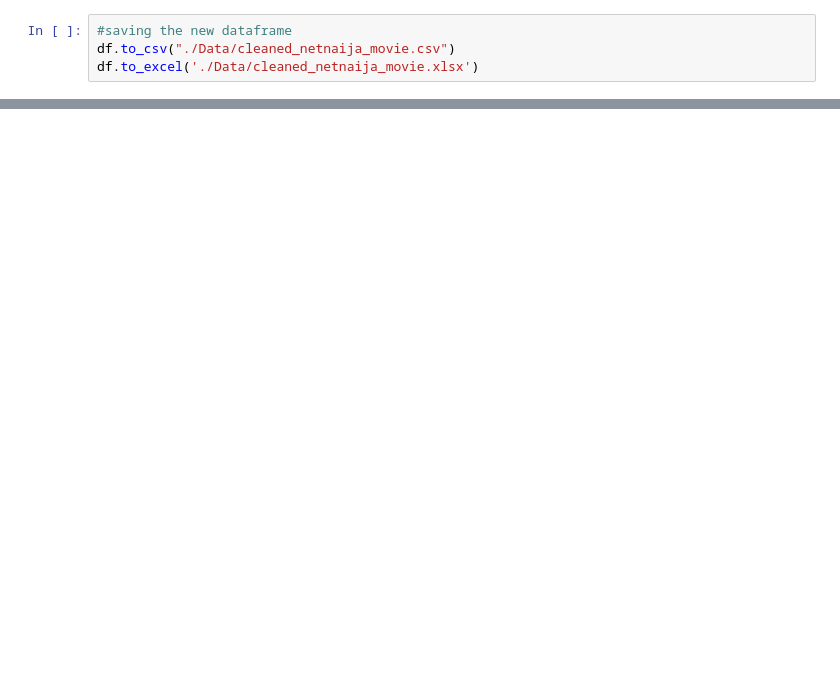
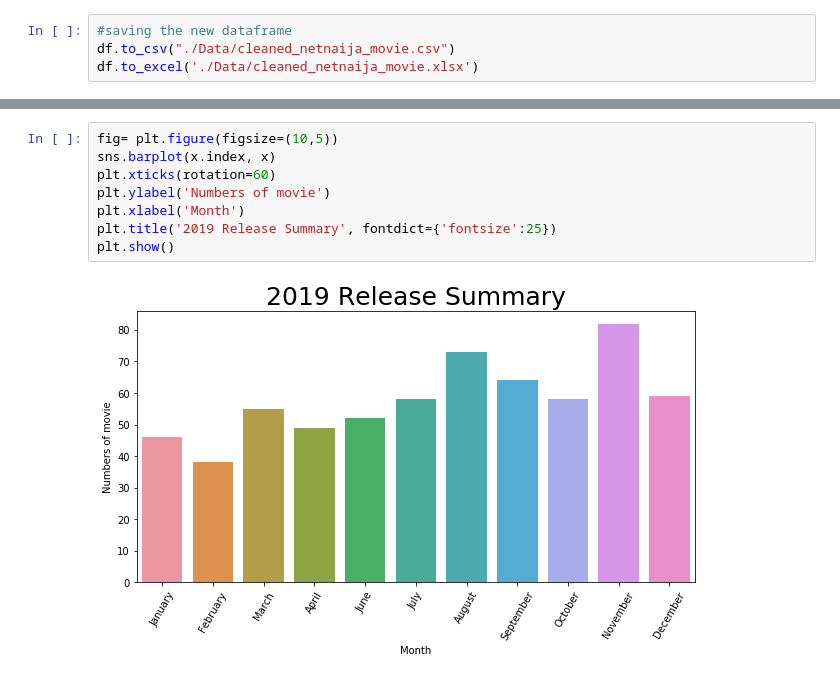
Before and after one commit to Sachimugu/Data-Analysis, a Jupyter notebook: Net_naija/netnaija.ipynb, the cells around one changed output, grey strips where cells are left out. Drawn from its saved outputs; the diff is of its cells as text; blank space fills up the shorter version.

```diff
--- a/Net_naija/netnaija.ipynb
+++ b/Net_naija/netnaija.ipynb
@@ -325,0 +235,10 @@ Others : 25.983638488507992
+# %%
+fig= plt.figure(figsize=(10,5))
+sns.barplot(x.index, x)
+plt.xticks(rotation=60)
+plt.ylabel('Numbers of movie')
+plt.xlabel('Month')
+plt.title('2019 Release Summary', fontdict={'fontsize':25})
+plt.show()
+# %% [output]
+[figure, added]
```
Also changed, not shown: parts of 31 cells of this notebook, 2 other files.
